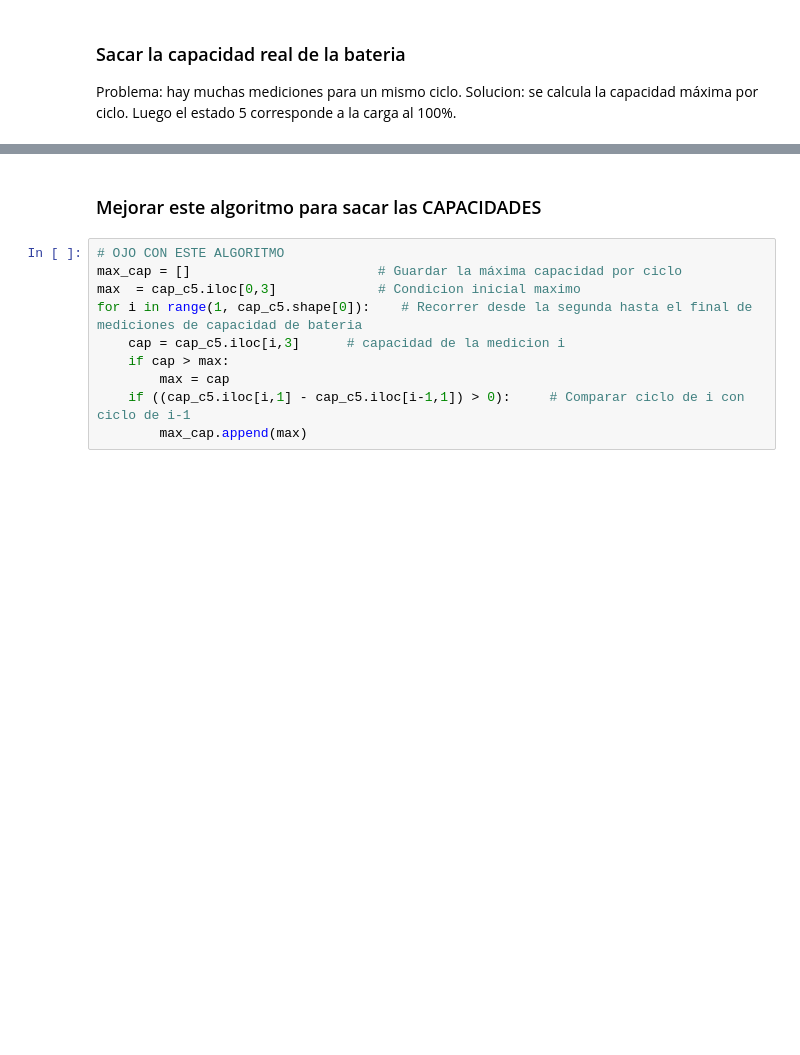
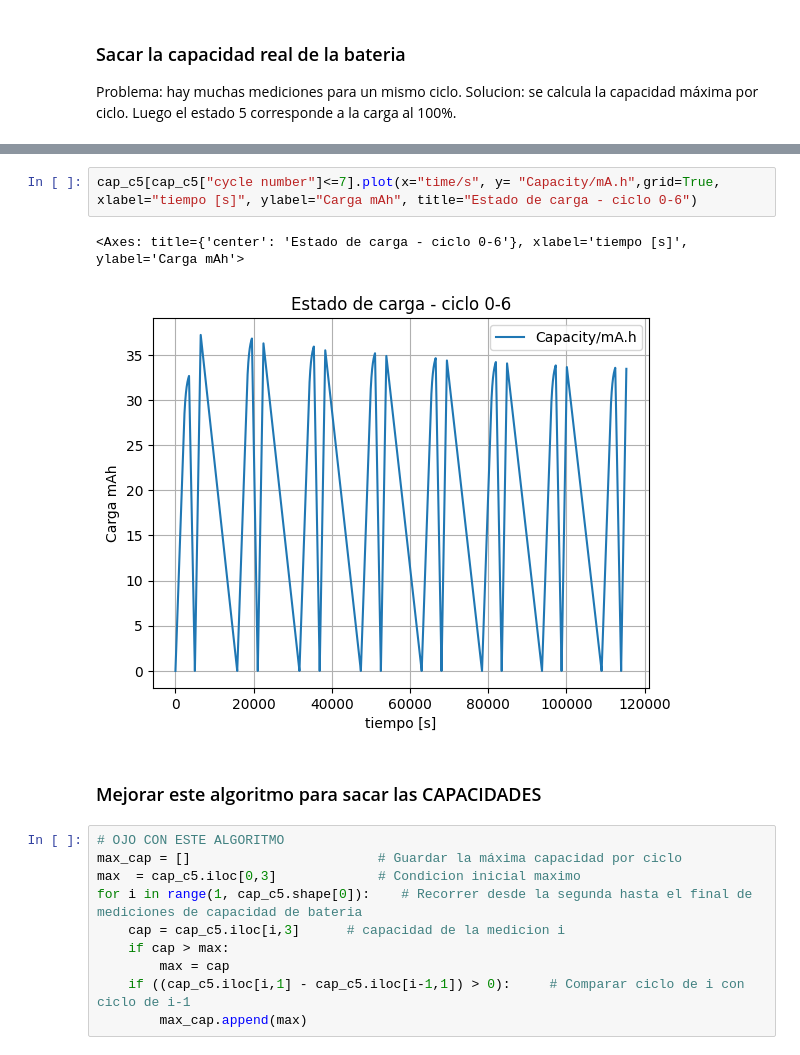
Before and after one commit to SebaVillagra00/ICM2985-SOH-IPRE, a Jupyter notebook: EIS Cambridge/Implementacion-GPR/Analisis-ML.ipynb, the cells around one changed output, grey strips where cells are left out. Cells and saved outputs as stored; diff of their text form; blank space fills up the shorter version.

```diff
--- a/EIS Cambridge/Implementacion-GPR/Analisis-ML.ipynb
+++ b/EIS Cambridge/Implementacion-GPR/Analisis-ML.ipynb
@@ -247,3 +260,8 @@ cap_c5
+# %%
+cap_c5[cap_c5["cycle number"]<=7].plot(x="time/s", y= "Capacity/mA.h",grid=True, xlabel="tiempo [s]", ylabel="Carga mAh", title="Estado de carga - ciclo 0-6")
+# %% [output]
+<Axes: title={'center': 'Estado de carga - ciclo 0-6'}, xlabel='tiempo [s]', ylabel='Carga mAh'>
+[figure, added]
 # %% [markdown]
 ### Mejorar este algoritmo para sacar las CAPACIDADES
 # %%
```
Also changed, not shown: parts of 28 cells of this notebook.
